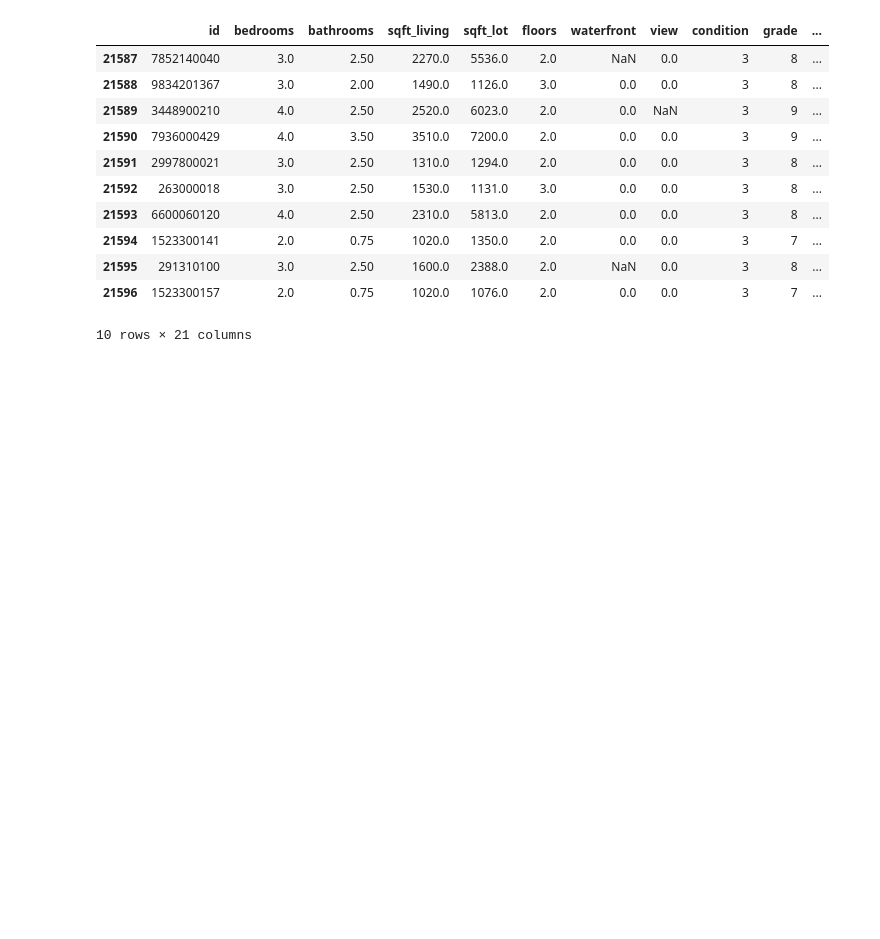
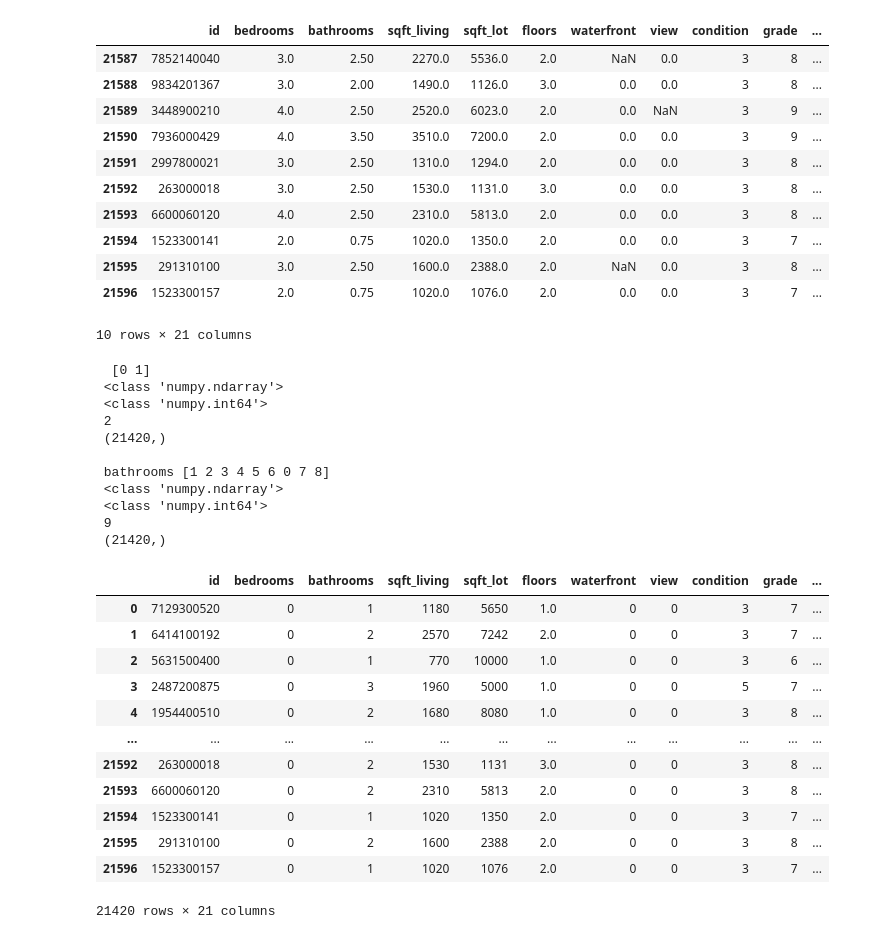
Before and after one commit to vaibhavredekar/ds-eda-project, a Jupyter notebook: eda_project_implementation.ipynb, the cells around one changed output. Cells and saved outputs as stored; diff of their text form; code cells hidden in the pictures; blank space fills up the shorter version.

```diff
--- a/eda_project_implementation.ipynb
+++ b/eda_project_implementation.ipynb
@@ -151,12 +151,41 @@ df_housing_prices_data.head(10)
 # %%
 # Other thing to notice is the number of bedrooms and bathrooms are floats
 # Converting to int
-df_housing_prices_data.bedrooms = df_housing_prices_data.bedrooms.astype(int)
+# df_housing_prices_data.bedrooms = df_housing_prices_data.bedrooms.astype(int)
+df_housing_prices_data.loc[:,'bedrooms'] = df_housing_prices_data.loc[:,'waterfront'].astype(int)
 ret_df_unique_values(df_housing_prices_data,'bedrooms')
 
 # Rounding of and converting to int
-df_housing_prices_data['bathrooms'] = df_housing_prices_data['bathrooms'].round().astype(int)
+# df_housing_prices_data['bathrooms'] = df_housing_prices_data['bathrooms'].round().astype(int)
+df_housing_prices_data.loc[:,'bathrooms'] = df_housing_prices_data.loc[:,'bathrooms'].astype(int)
+
 ret_df_unique_values(df_housing_prices_data,'bathrooms','bathrooms')
+df_housing_prices_data
+# %% [output]
+  [0 1]
+ <class 'numpy.ndarray'>
+ <class 'numpy.int64'>
+ 2
+ (21420,)
+
+ bathrooms [1 2 3 4 5 6 0 7 8]
+ <class 'numpy.ndarray'>
+ <class 'numpy.int64'>
+ 9
+ (21420,)
+|  | id | bedrooms | bathrooms | sqft_living | sqft_lot | floors | waterfront | view | condition | grade | ... |
+| 0 | 7129300520 | 0 | 1 | 1180 | 5650 | 1.0 | 0 | 0 | 3 | 7 | ... |
+| 1 | 6414100192 | 0 | 2 | 2570 | 7242 | 2.0 | 0 | 0 | 3 | 7 | ... |
+| 2 | 5631500400 | 0 | 1 | 770 | 10000 | 1.0 | 0 | 0 | 3 | 6 | ... |
+| 3 | 2487200875 | 0 | 3 | 1960 | 5000 | 1.0 | 0 | 0 | 5 | 7 | ... |
+| 4 | 1954400510 | 0 | 2 | 1680 | 8080 | 1.0 | 0 | 0 | 3 | 8 | ... |
+| ... | ... | ... | ... | ... | ... | ... | ... | ... | ... | ... | ... |
+| 21592 | 263000018 | 0 | 2 | 1530 | 1131 | 3.0 | 0 | 0 | 3 | 8 | ... |
+| 21593 | 6600060120 | 0 | 2 | 2310 | 5813 | 2.0 | 0 | 0 | 3 | 8 | ... |
+| 21594 | 1523300141 | 0 | 1 | 1020 | 1350 | 2.0 | 0 | 0 | 3 | 7 | ... |
+| 21595 | 291310100 | 0 | 2 | 1600 | 2388 | 2.0 | 0 | 0 | 3 | 8 | ... |
+| 21596 | 1523300157 | 0 | 1 | 1020 | 1076 | 2.0 | 0 | 0 | 3 | 7 | ... |
+21420 rows × 21 columns
 # %%
 # Confirm the waterfront houses and replace the nan with 0
 print(df_housing_prices_data['waterfront'].value_counts(),
```
Also changed, not shown: parts of 8 cells of this notebook.
